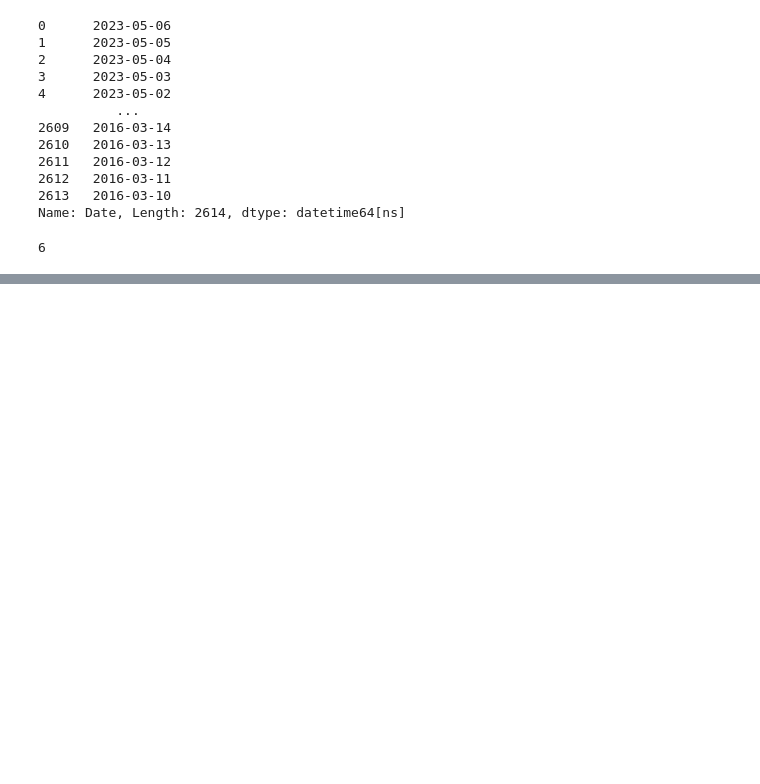
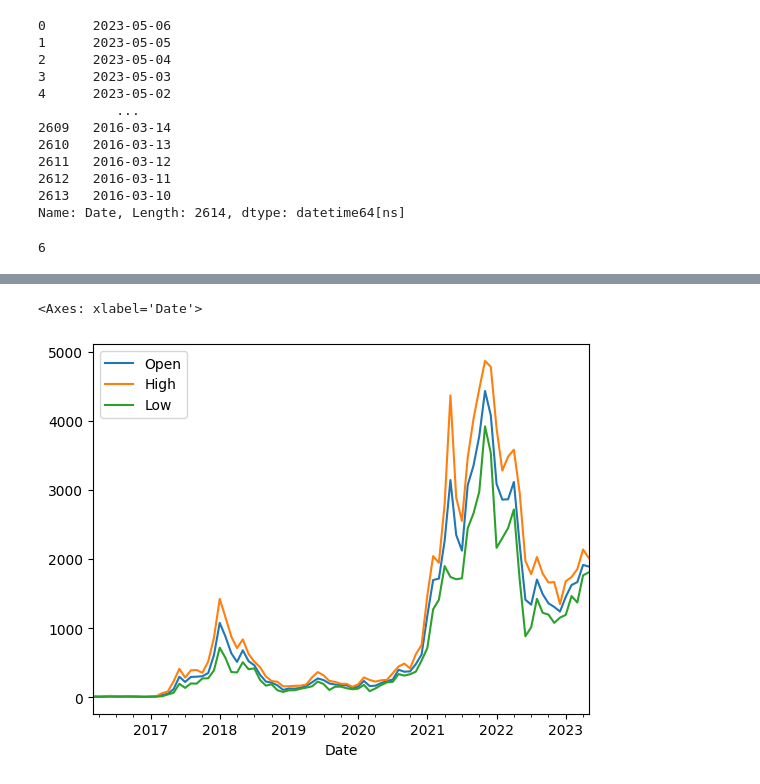
Before and after one commit to dkkinyua/data-science, a Jupyter notebook: 1. Pandas/Ethereum Dataset/Ethereum.ipynb, the cells around one changed output, grey strips where cells are left out. Cells and saved outputs as stored; diff of their text form; code cells hidden in the pictures; blank space fills up the shorter version.

```diff
--- a/1. Pandas/Ethereum Dataset/Ethereum.ipynb
+++ b/1. Pandas/Ethereum Dataset/Ethereum.ipynb
@@ -33,0 +252,7 @@ df.loc[0, "Date"].day
+# %%
+# Let's convert the Low column into a float
+df["Low"] = df["Low"].str.replace(",", "").astype(float)
+# %%
+# Let's resample all this data using the agg() function. For this, we need to resample our whole df
+totals = df.resample("M", convention='start').agg({"Open":"mean", "High":"max", "Low":"min"})
+totals.loc["2022"]
@@ -33,0 +274,5 @@ df.loc[0, "Date"].day
+# %%
+totals.plot()
+# %% [output]
+<Axes: xlabel='Date'>
+[figure, added]
```
Also changed, not shown: parts of 20 cells of this notebook.
